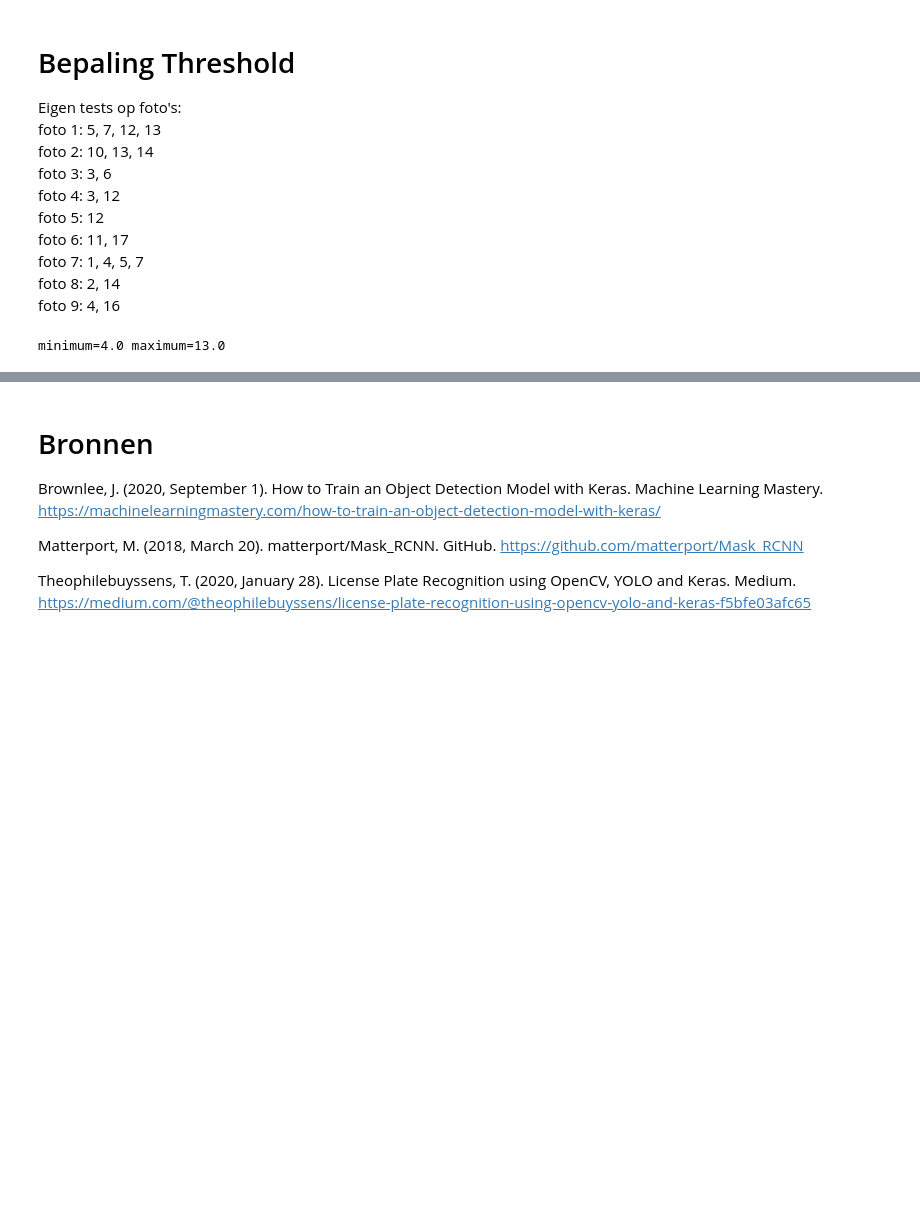
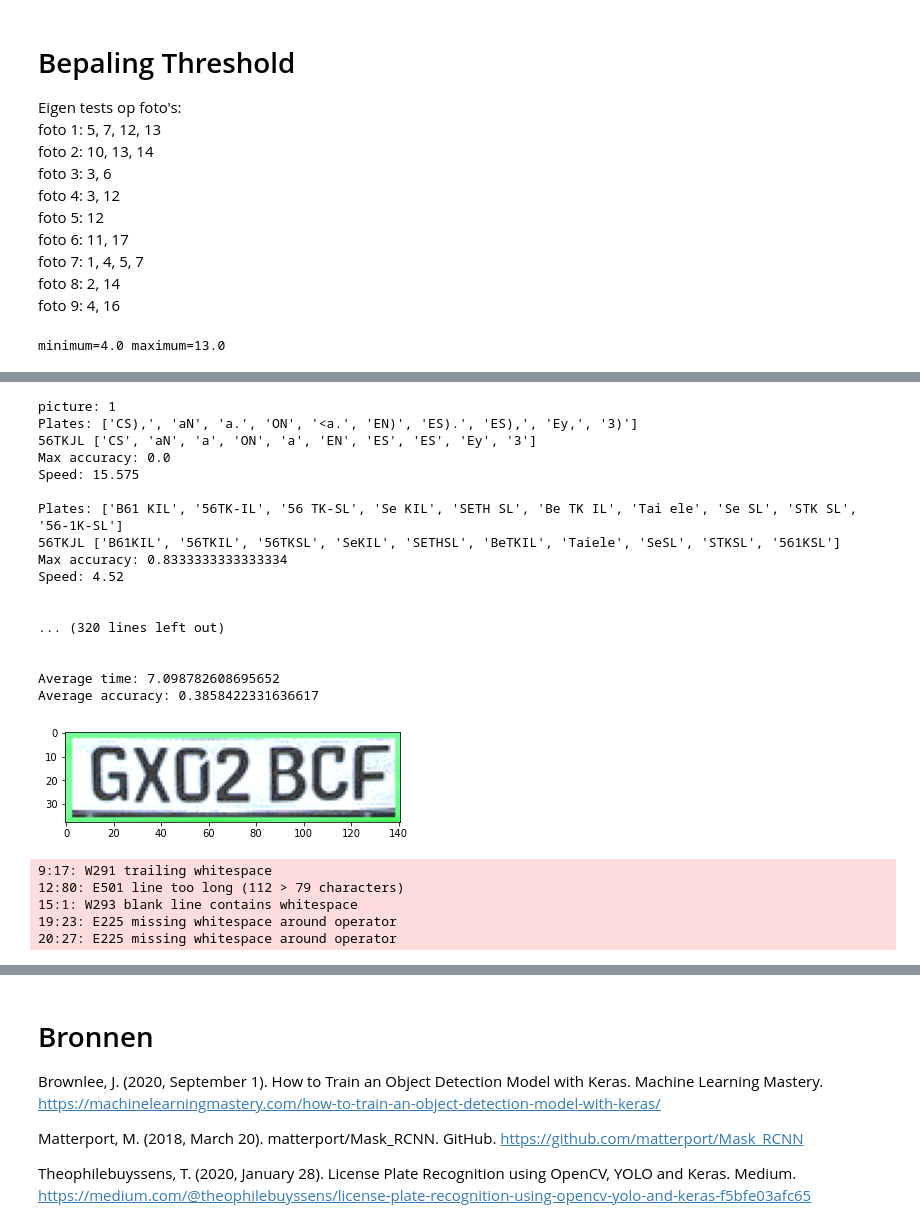
Before and after one commit to Esmeralda2001/License-Plate-Detection, a Jupyter notebook: License-Plates OCR.ipynb, the cells around one changed output, grey strips where cells are left out. Drawn from its saved outputs; the diff is of its cells as text; code cells hidden in the pictures; blank space fills up the shorter version.

```diff
--- a/License-Plates OCR.ipynb
+++ b/License-Plates OCR.ipynb
@@ -111,3 +129,0 @@ plt.imshow(cv2.cvtColor(first_c[0], cv2.COLOR_BGR2RGB))
-# %%
-second_crop = secondCrop(first_c[0])
-plt.imshow(cv2.cvtColor(second_crop, cv2.COLOR_BGR2RGB))
@@ -258,0 +251,16 @@ Detected license plate Number is: LG-A9S-KH |
+# %%
+path = r"C:/Users/midni/Desktop/School/INNO/opencv-anpr/license_plates/group3/0"
+plates = [["56-TK-JL"], ["PJ-034-T"], ["07-NJB-5"],
+         ["17-HK-LG"], ["J-179-RT"], ["9-XHP-78"],
+         ["76-XJ-XP"], ["TX-979-F"], ["skip"],
+         ["skip"], ["skip"], ["24-XV-LZ"],
+         ["TX-882-S"], ["92-RZ-XZ", "98-ST-XX"], ["29-JTF-7"],
+         ["skip"], ["8-ZKX-27"], ["85-NB-XG"],
+         ["64-PH-TH"], ["skip"], ["29-LJK-3"],
+         ["G-499-KH"], ["KF-544-F"], ["PL-32-TG"],
+         ["56-ZF-DL"], ["G-499-KH"], ["53-RGT-1"],
+         ["GL-395-X"], ["80-XB-FD"],["ST-185-K", "GL-805-X", "5-XZV-10"],
+         ["J-179-RT"], ["XT-567-K"], ["skip"],
+         ["KD-362-J"], ["NJ-621-S"], ["9-ZNK-53"],
+         ["84-KLJ-9", "55-NZ-TV"], ["47-JR-LV"], ["31-PX-KR"],
+         ["BX-41-PZ"], ["GX02 BCF"], ["H 786 POJ"]]
@@ -258,0 +284,45 @@ Detected license plate Number is: LG-A9S-KH |
+# %%
+tesseract_speed = 0
+tesseract_accuracy = 0
+tesseract_speed_counter = 0
+tesseract_accuracy_counter = 0
+for i in range(42):
+    print("picture: "+str(i+1))
+    if plates[i][0] == "skip":
+        print("skipping..")
+        continue
+    pic = str(i+1).zfill(2)
+    pic_path = path + pic + ".jpg"
+    result = Detect_And_Read_Plates(pic_path, model, cfg, debug=False, OCR='T', plate_num=plates[i], lang='eng')
+    tesseract_speed += result[0][0]
+    tesseract_speed_counter += result[0][1]
+
+    tesseract_accuracy += result[1][0]
+    tesseract_accuracy_counter += result[1][1]
+    print()
+print("Average time: "+ str(tesseract_speed/tesseract_speed_counter))
+print("Average accuracy: "+ str(tesseract_accuracy/tesseract_accuracy_counter))
+# %% [output]
+picture: 1
+Plates: ['CS),', 'aN', 'a.', 'ON', '<a.', 'EN)', 'ES).', 'ES),', 'Ey,', '3)']
+56TKJL ['CS', 'aN', 'a', 'ON', 'a', 'EN', 'ES', 'ES', 'Ey', '3']
+Max accuracy: 0.0
+Speed: 15.575
+
+Plates: ['B61 KIL', '56TK-IL', '56 TK-SL', 'Se KIL', 'SETH SL', 'Be TK IL', 'Tai ele', 'Se SL', 'STK SL', '56-1K-SL']
+56TKJL ['B61KIL', '56TKIL', '56TKSL', 'SeKIL', 'SETHSL', 'BeTKIL', 'Taiele', 'SeSL', 'STKSL', '561KSL']
+Max accuracy: 0.8333333333333334
+Speed: 4.52
+
+
+... (320 lines left out)
+
+
+Average time: 7.098782608695652
+Average accuracy: 0.3858422331636617
+[figure, added]
+9:17: W291 trailing whitespace
+12:80: E501 line too long (112 > 79 characters)
+15:1: W293 blank line contains whitespace
+19:23: E225 missing whitespace around operator
+20:27: E225 missing whitespace around operator
```
Also changed, not shown: parts of 34 cells of this notebook, 1 other file.
